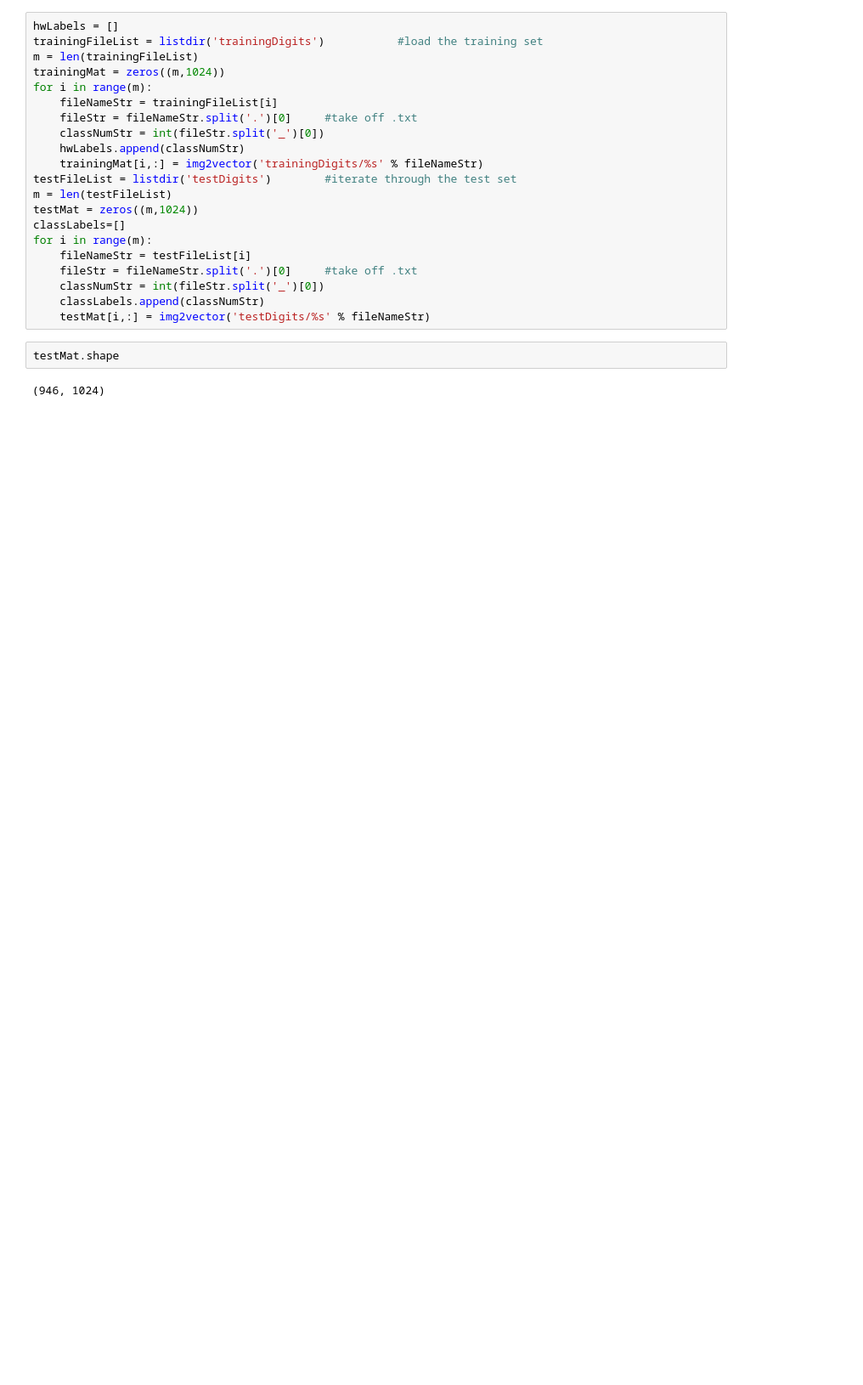
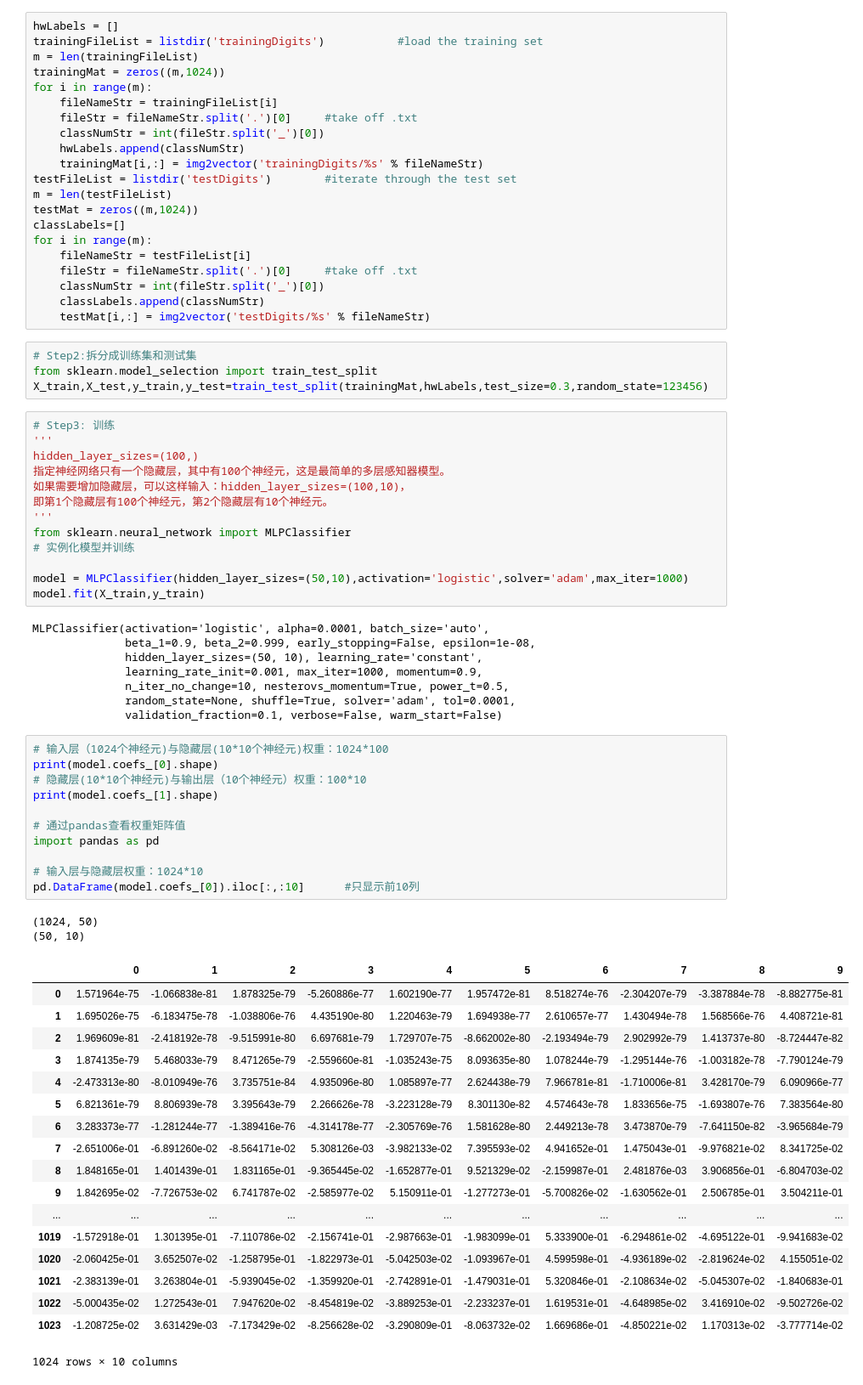
Before and after one commit to ypeiju/ypeiju-Machine_learning_in_Action, a Jupyter notebook: ChA1/神经网络手写数字识别.ipynb, the cells around one changed output. Shown at 85% size. Saved outputs shown, nothing was run; the diff lists cells and outputs as text; blank space fills up the shorter version.

```diff
--- a/ChA1/神经网络手写数字识别.ipynb
+++ b/ChA1/神经网络手写数字识别.ipynb
@@ -32,7 +33,60 @@ for i in range(m):
     classNumStr = int(fileStr.split('_')[0])
     classLabels.append(classNumStr)
     testMat[i,:] = img2vector('testDigits/%s' % fileNameStr)
-# %%
-testMat.shape
-# %% [output]
-(946, 1024)
+# %%
+# Step2:拆分成训练集和测试集
+from sklearn.model_selection import train_test_split
+X_train,X_test,y_train,y_test=train_test_split(trainingMat,hwLabels,test_size=0.3,random_state=123456)
+# %%
+# Step3: 训练
+'''
+hidden_layer_sizes=(100,)
+指定神经网络只有一个隐藏层，其中有100个神经元，这是最简单的多层感知器模型。
+如果需要增加隐藏层，可以这样输入：hidden_layer_sizes=(100,10)，
+即第1个隐藏层有100个神经元，第2个隐藏层有10个神经元。
+'''
+from sklearn.neural_network import MLPClassifier
+# 实例化模型并训练
+
+model = MLPClassifier(hidden_layer_sizes=(50,10),activation='logistic',solver='adam',max_iter=1000)
+model.fit(X_train,y_train)
+# %% [output]
+MLPClassifier(activation='logistic', alpha=0.0001, batch_size='auto',
+              beta_1=0.9, beta_2=0.999, early_stopping=False, epsilon=1e-08,
+              hidden_layer_sizes=(50, 10), learning_rate='constant',
+              learning_rate_init=0.001, max_iter=1000, momentum=0.9,
+              n_iter_no_change=10, nesterovs_momentum=True, power_t=0.5,
+              random_state=None, shuffle=True, solver='adam', tol=0.0001,
+              validation_fraction=0.1, verbose=False, warm_start=False)
+# %%
+# 输入层（1024个神经元)与隐藏层(10*10个神经元)权重：1024*100
+print(model.coefs_[0].shape)
+# 隐藏层(10*10个神经元)与输出层（10个神经元）权重：100*10
+print(model.coefs_[1].shape)
+
+# 通过pandas查看权重矩阵值
+import pandas as pd
+
+# 输入层与隐藏层权重：1024*10
+pd.DataFrame(model.coefs_[0]).iloc[:,:10]      #只显示前10列
+# %% [output]
+(1024, 50)
+(50, 10)
+|  | 0 | 1 | 2 | 3 | 4 | 5 | 6 | 7 | 8 | 9 |
+| 0 | 1.571964e-75 | -1.066838e-81 | 1.878325e-79 | -5.260886e-77 | 1.602190e-77 | 1.957472e-81 | 8.518274e-76 | -2.304207e-79 | -3.387884e-78 | -8.882775e-81 |
+| 1 | 1.695026e-75 | -6.183475e-78 | -1.038806e-76 | 4.435190e-80 | 1.220463e-79 | 1.694938e-77 | 2.610657e-77 | 1.430494e-78 | 1.568566e-76 | 4.408721e-81 |
+| 2 | 1.969609e-81 | -2.418192e-78 | -9.515991e-80 | 6.697681e-79 | 1.729707e-75 | -8.662002e-80 | -2.193494e-79 | 2.902992e-79 | 1.413737e-80 | -8.724447e-82 |
+| 3 | 1.874135e-79 | 5.468033e-79 | 8.471265e-79 | -2.559660e-81 | -1.035243e-75 | 8.093635e-80 | 1.078244e-79 | -1.295144e-76 | -1.003182e-78 | -7.790124e-79 |
+| 4 | -2.473313e-80 | -8.010949e-76 | 3.735751e-84 | 4.935096e-80 | 1.085897e-77 | 2.624438e-79 | 7.966781e-81 | -1.710006e-81 | 3.428170e-79 | 6.090966e-77 |
+| 5 | 6.821361e-79 | 8.806939e-78 | 3.395643e-79 | 2.266626e-78 | -3.223128e-79 | 8.301130e-82 | 4.574643e-78 | 1.833656e-75 | -1.693807e-76 | 7.383564e-80 |
+| 6 | 3.283373e-77 | -1.281244e-77 | -1.389416e-76 | -4.314178e-77 | -2.305769e-76 | 1.581628e-80 | 2.449213e-78 | 3.473870e-79 | -7.641150e-82 | -3.965684e-79 |
+| 7 | -2.651006e-01 | -6.891260e-02 | -8.564171e-02 | 5.308126e-03 | -3.982133e-02 | 7.395593e-02 | 4.941652e-01 | 1.475043e-01 | -9.976821e-02 | 8.341725e-02 |
+| 8 | 1.848165e-01 | 1.401439e-01 | 1.831165e-01 | -9.365445e-02 | -1.652877e-01 | 9.521329e-02 | -2.159987e-01 | 2.481876e-03 | 3.906856e-01 | -6.804703e-02 |
+| 9 | 1.842695e-02 | -7.726753e-02 | 6.741787e-02 | -2.585977e-02 | 5.150911e-01 | -1.277273e-01 | -5.700826e-02 | -1.630562e-01 | 2.506785e-01 | 3.504211e-01 |
+| ... | ... | ... | ... | ... | ... | ... | ... | ... | ... | ... |
+| 1019 | -1.572918e-01 | 1.301395e-01 | -7.110786e-02 | -2.156741e-01 | -2.987663e-01 | -1.983099e-01 | 5.333900e-01 | -6.294861e-02 | -4.695122e-01 | -9.941683e-02 |
+| 1020 | -2.060425e-01 | 3.652507e-02 | -1.258795e-01 | -1.822973e-01 | -5.042503e-02 | -1.093967e-01 | 4.599598e-01 | -4.936189e-02 | -2.819624e-02 | 4.155051e-02 |
+| 1021 | -2.383139e-01 | 3.263804e-01 | -5.939045e-02 | -1.359920e-01 | -2.742891e-01 | -1.479031e-01 | 5.320846e-01 | -2.108634e-02 | -5.045307e-02 | -1.840683e-01 |
+| 1022 | -5.000435e-02 | 1.272543e-01 | 7.947620e-02 | -8.454819e-02 | -3.889253e-01 | -2.233237e-01 | 1.619531e-01 | -4.648985e-02 | 3.416910e-02 | -9.502726e-02 |
+| 1023 | -1.208725e-02 | 3.631429e-03 | -7.173429e-02 | -8.256628e-02 | -3.290809e-01 | -8.063732e-02 | 1.669686e-01 | -4.850221e-02 | 1.170313e-02 | -3.777714e-02 |
+1024 rows × 10 columns
```
Also changed, not shown: parts of 4 cells of this notebook.
